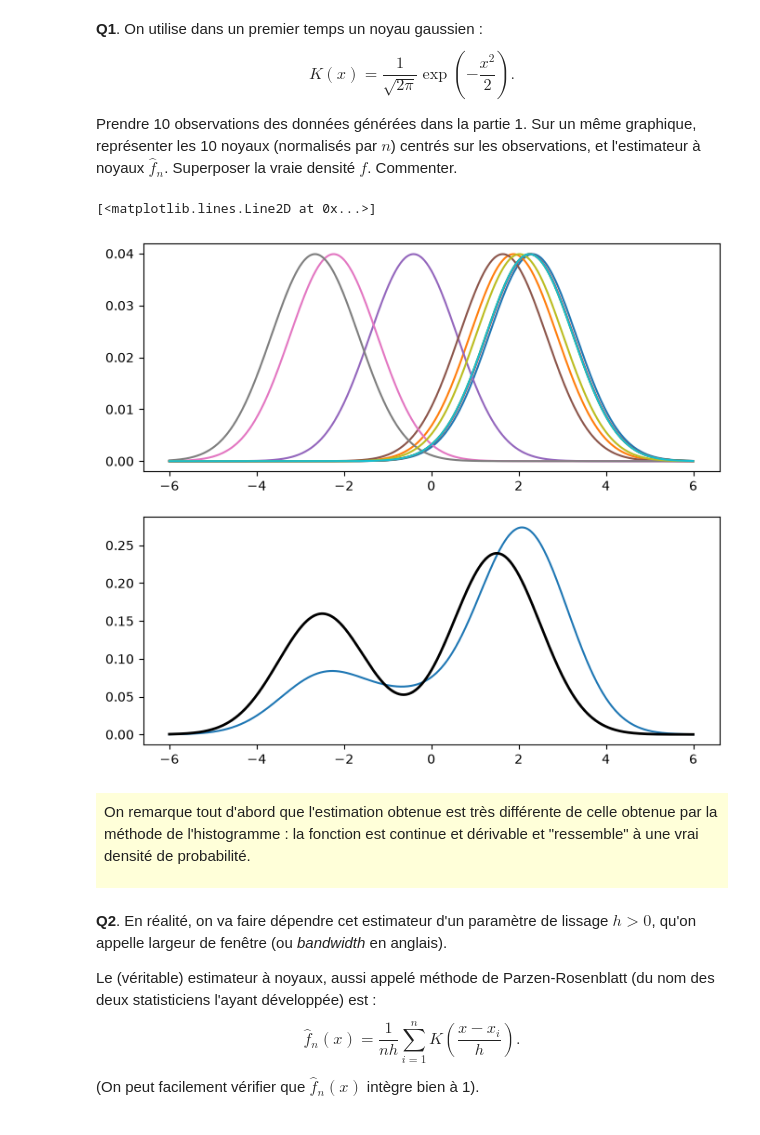
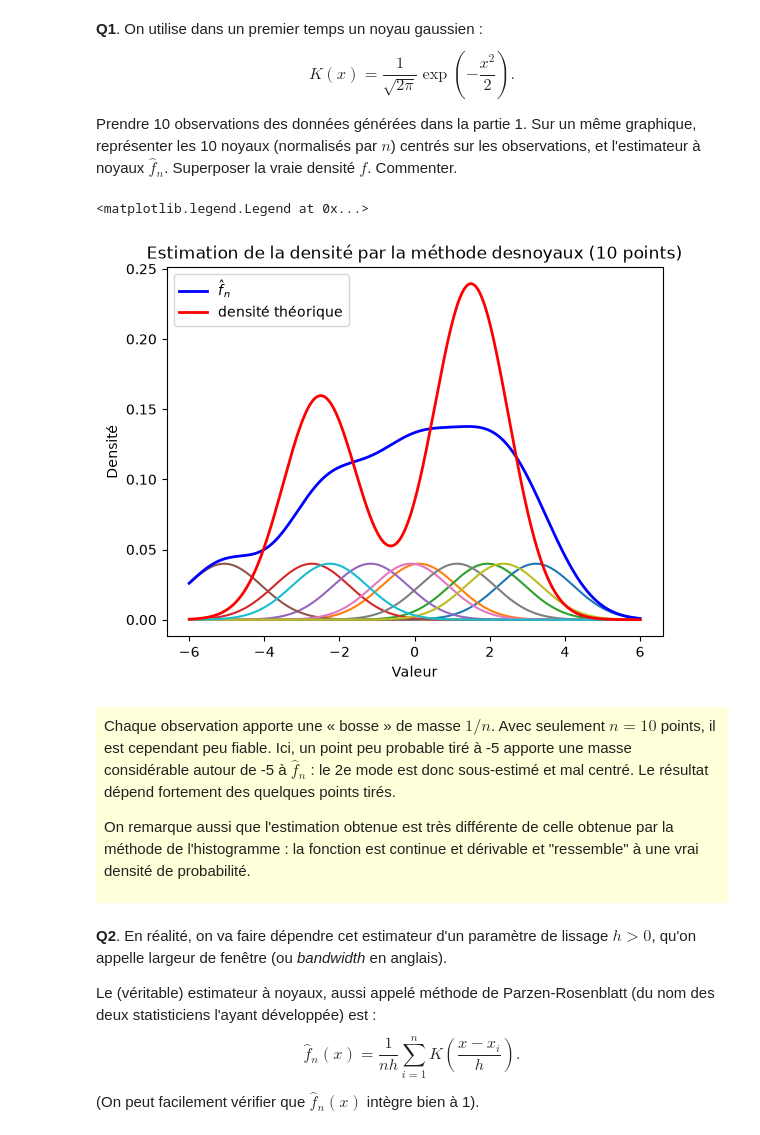
Before and after one commit to alxndrTL/python_sdia, a Jupyter notebook: Labs_Stats/tp2/tp2_FERNANDES_TORRES.ipynb, the cells around one changed output. Saved outputs shown, nothing was run; the diff lists cells and outputs as text; code cells hidden in the pictures.

```diff
--- a/Labs_Stats/tp2/tp2_FERNANDES_TORRES.ipynb
+++ b/Labs_Stats/tp2/tp2_FERNANDES_TORRES.ipynb
@@ -72,35 +77,38 @@ rng = np.random.default_rng(seed=42)
 N = 200
 Nb_list = [5, 10, 20, 50, 100, 200]
 
-mu1, mu2 = -2.5, 1.5
-sigma1, sigma2 = 1.0, 1.0
-pi1, pi2 = 0.4, 0.6
+mu = np.array([-2.5, 1.5])
+sigma = np.array([1.0, 1.0])
+pi = np.array([0.4, 0.6])
 
-X = np.zeros(N)
-Z = rng.choice(2, size=N) # on tire toutes les variables latentes Z en même temps (0 ou 1)
-X = np.where(Z == 0, rng.normal(mu1, sigma1, N), rng.normal(mu2, sigma2, N))
+Z = rng.choice(2, size=N, p=pi) # on tire toutes les variables latentes Z en même temps (0 ou 1)
+X = rng.normal(mu[Z], sigma[Z])
 
 # Plot histograms with varying number of bins
+
+x = np.linspace(-6, 6, 1000)
+f_true = sum(p * ss.norm.pdf(x, m, s) for p, m, s in zip(pi, mu, sigma)) # densité théorique de probabilité de la GMM sur la grille
 
 fig, axes = plt.subplots(3, 2, figsize=(12, 10))
 
 for i, Nb in enumerate(Nb_list):
     ax = axes[i // 2, i % 2]
 
-    # calcul de l'histogramme normalisé (nk/nh pour chaque bins) on récupère aussi les bords de chaque bin
-    hist, bin_edges = np.histogram(X, bins=Nb, density=True) # hist=valeurs sur les B_k, bin_edges=le début des B_k
+    nk, bin_edges = np.histogram(X, bins=Nb) # nk=valeurs sur les B_k, bin_edges=le début des B_k
     h = bin_edges[1] - bin_edges[0] # largeur des bins (=max - min / Nb)
-    ax.bar(bin_edges[:-1], hist, width=h)
+    f_hat = nk / (N * h) # normalisation de la Q1
+    assert np.isclose(np.sum(f_hat * h), 1) # vérification : l'histogramme intègre bien à 1
+
+    ax.bar(bin_edges[:-1], f_hat, width=h, label=r'$\hat f_n$')
 
     # plot de la densité théorique
-    x = np.linspace(-6, 6, 1000)
-    pdf = pi1 * ss.norm.pdf(x, mu1, sigma1) + pi2 * ss.norm.pdf(x, mu2, sigma2)
-    ax.plot(x, pdf, 'k', linewidth=2)
+    ax.plot(x, f_true, 'r-', lw=2, label='densité théorique')
 
-    ax.set_title(f'Histogramme ({Nb} bins)')
+    ax.set_title(f'Histogramme ({Nb} bins, h={h:.2f})')
     ax.set_xlabel('Valeur')
     ax.set_ylabel('Densité')
     ax.grid()
+    ax.legend()
 
 plt.tight_layout()
 # %% [output]
@@ -148,40 +156,43 @@ Prendre 10 observations des données générées dans la partie 1. Sur un même
 # %%
 # Randomly select 10 points from previously generated dataset
 
 rng = np.random.default_rng(seed=423)
 
 X_subset = rng.choice(X, size=10, replace=False)
 
 # Implement the kernel density estimator and plot it
 
-fig, ax = plt.subplots(2, 1, figsize=(8, 7))
-
 def K(x):
     return (1 / np.sqrt(2 * np.pi)) * np.exp(-0.5 * x**2)
 
 x = np.linspace(-6, 6, 1000)
 
 # ici on fait une boucle sur les observations pour pouvoir afficher tous les noyaux
 for i in range(len(X_subset)):
     K_i = K(x - X_subset[i]) # noyau centré sur X_subset[i]
-    ax[0].plot(x, K_i/len(X_subset))
+    plt.plot(x, K_i/len(X_subset))
 
 # calcul vectorisé
 # on doit soustraire à chaque x (N,) chacune des observations de X_subset (10,)
-# on passe donc par une matrice de taille (N, 10) ((N,1) - (10) via du broadcasting), puis on somme sur l'axe 1
+# on passe donc par une matrice de taille (N, 10) ((N,1) - (10) via du broadcasting), puis on moyenne sur l'axe 1
 f_hat = K(x[:, None] - X_subset).mean(axis=1)
 
-ax[1].plot(x, f_hat)
-
-pdf = pi1 * ss.norm.pdf(x, mu1, sigma1) + pi2 * ss.norm.pdf(x, mu2, sigma2)
-ax[1].plot(x, pdf, 'k', linewidth=2)
+plt.plot(x, f_hat, 'b-', lw=2, label=r'$\hat f_n$')
+plt.plot(x, f_true, 'r-', lw=2, label='densité théorique')
+plt.title('Estimation de la densité par la méthode des noyaux (10 points)')
+plt.xlabel('Valeur')
+plt.ylabel('Densité')
+plt.legend()
 # %% [output]
-[<matplotlib.lines.Line2D at 0x...>]
+<matplotlib.legend.Legend at 0x...>
-[figure, old version]
+[figure, new version]
 # %% [markdown]
 <div style="background-color: rgba(255, 255, 0, 0.15); padding: 8px;">
 
-On remarque tout d'abord que l'estimation obtenue est très différente de celle obtenue par la méthode de l'histogramme : la fonction est continue et dérivable et "ressemble" à une vrai densité de probabilité.
+Chaque observation apporte une « bosse » de masse $1/n$. Avec seulement $n = 10$ points, il est cependant peu fiable. Ici, un point peu probable tiré à -5 apporte une masse considérable autour de -5 à $\hat{f}_n$ : le 2e mode est donc sous-estimé et mal centré. Le résultat dépend fortement des quelques points tirés.
+
+On remarque aussi que l'estimation obtenue est très différente de celle obtenue par la méthode de l'histogramme : la fonction est continue et dérivable et "ressemble" à une vrai densité de probabilité.
+
 
 </div>
 # %% [markdown]
```
Also changed, not shown: parts of 16 cells of this notebook, 1 other file.
